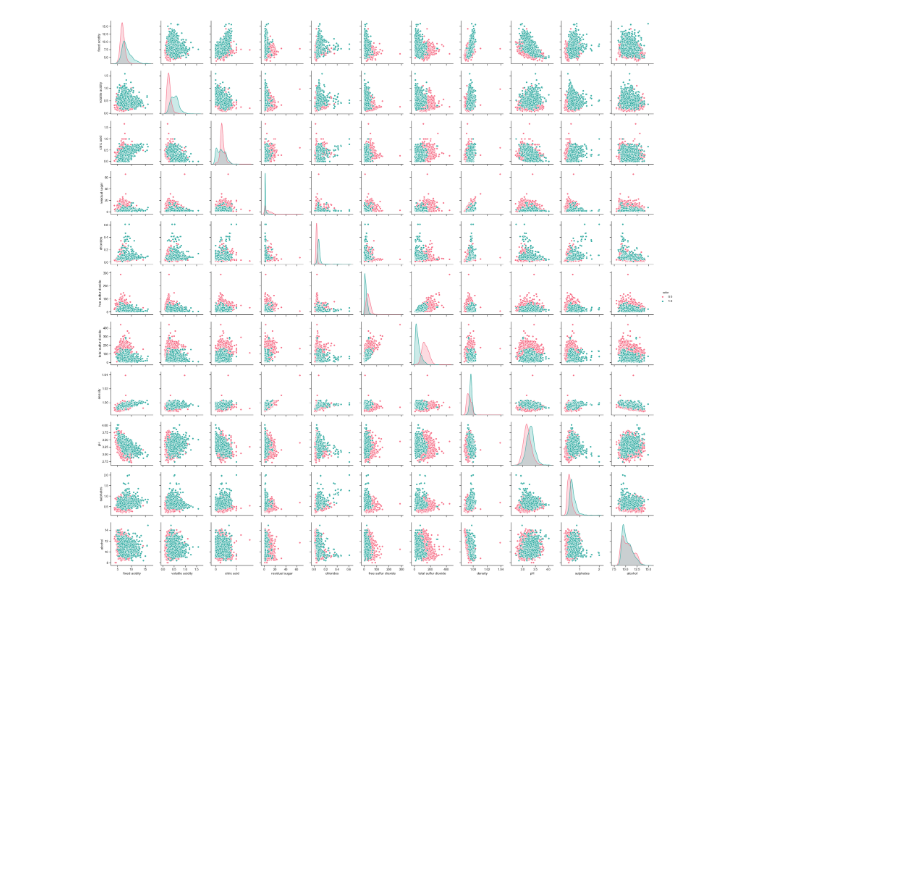
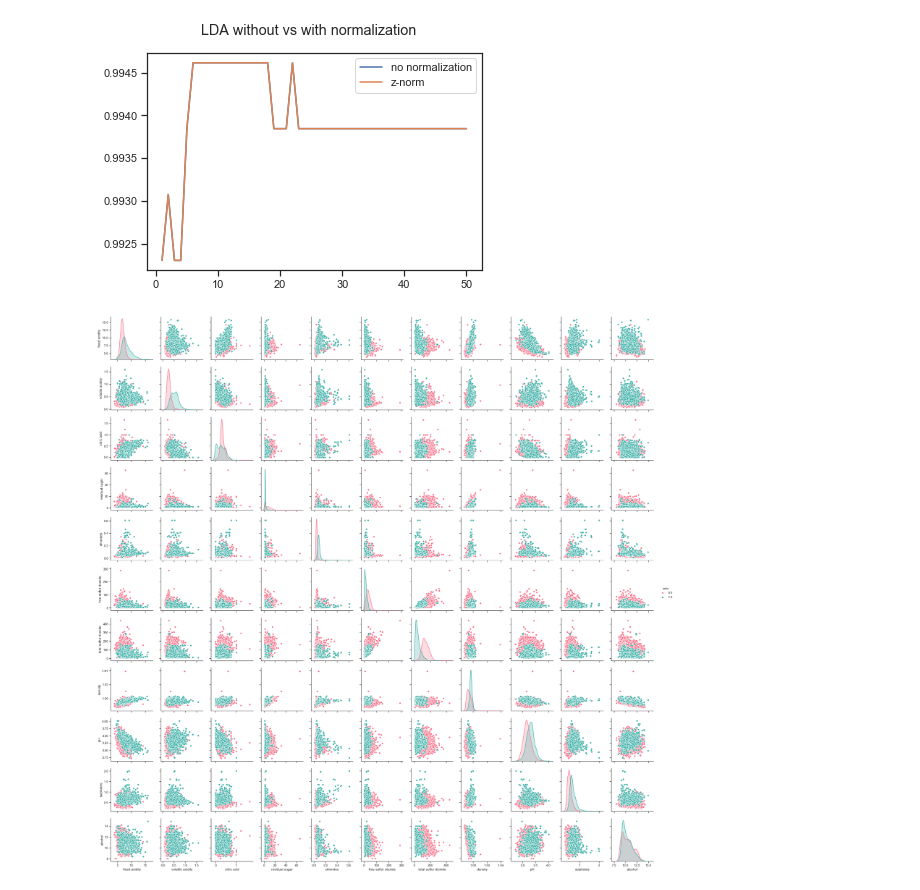
Before and after one commit to Tiankai-Jiang/ECE657A-A2, a Jupyter notebook: Q1.ipynb, the cells around one changed output. Saved outputs shown, nothing was run; the diff lists cells and outputs as text; code cells hidden in the pictures; blank space fills up the shorter version.

```diff
--- a/Q1.ipynb
+++ b/Q1.ipynb
@@ -26,3 +42,18 @@ wine = pd.concat([wine_w,wine_r])
+# %%
+def compareLDA(d, legend):
+    X_train, X_test, y_train, y_test = train_test_split(d, np.ravel(wine[[C]]), test_size=0.2, random_state = 42)
+    lda = LinearDiscriminantAnalysis().fit(X_train, y_train)
+    plt.plot(range(1,51), [accuracy_score(y_test, KNeighborsClassifier(n_neighbors=k).fit(lda.transform(X_train), y_train).predict(lda.transform(X_test))) for k in range(1,51)], label=legend)
+
+fig = plt.figure()
+compareLDA(wine[D].values, 'no normalization')
+compareLDA(StandardScaler().fit_transform(wine[D]), 'z-norm')
+plt.legend()
+fig.suptitle('LDA without vs with normalization')
+# fig.savefig("Q1_LDA_ifNormalized.png", dpi=200)
+plt.show()
+# %% [output]
+[figure, added]
 # %%
 f = sns.pairplot(wine[DLC], vars = D, hue="color", palette="husl")
 # f.savefig("Q1_no_normalization.png", dpi=200)
```
Also changed, not shown: parts of 10 cells of this notebook, 23 other files.
